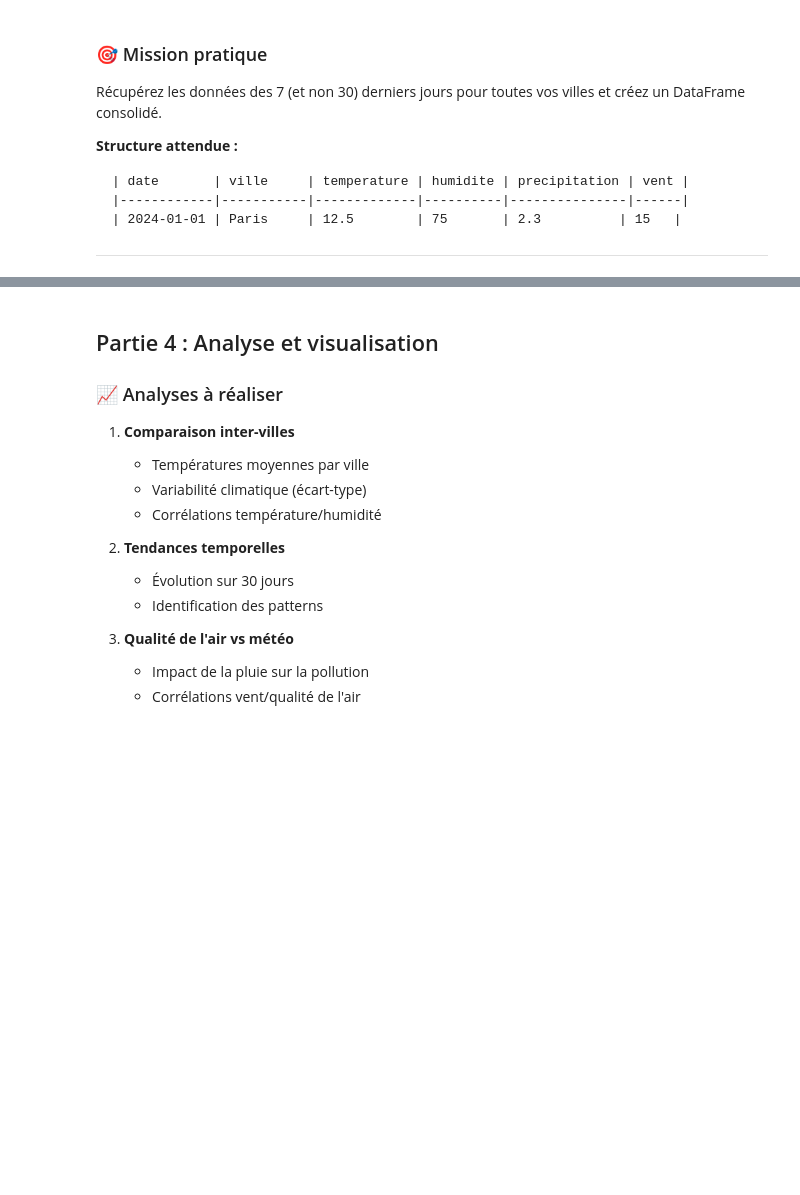
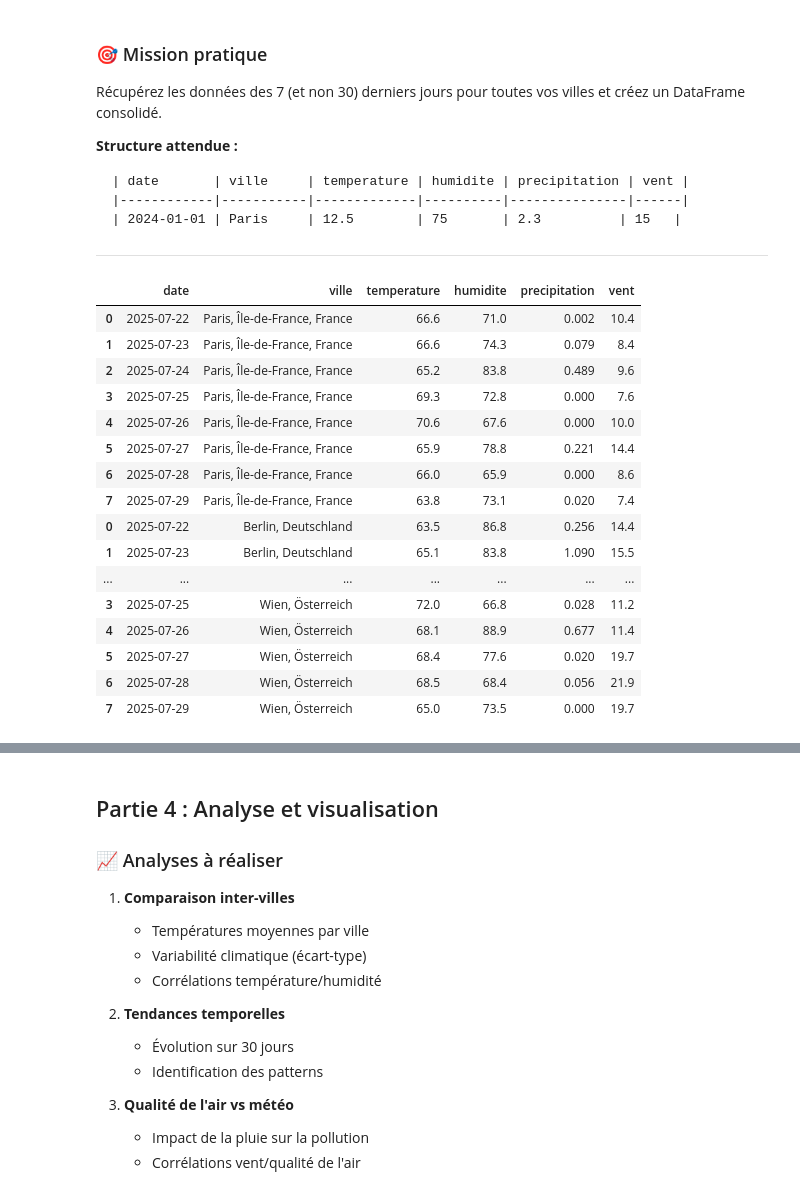
Before and after one commit to 17matb/data-analysis-solution, a Jupyter notebook: Notebook_1_Fondamentaux_Python_pour_l_ia.ipynb, the cells around one changed output, grey strips where cells are left out. Drawn from its saved outputs; the diff is of its cells as text; code cells hidden in the pictures; blank space fills up the shorter version.

````diff
--- a/Notebook_1_Fondamentaux_Python_pour_l_ia.ipynb
+++ b/Notebook_1_Fondamentaux_Python_pour_l_ia.ipynb
@@ -45,7 +45,7 @@ Inscription : Créez un compte sur openweathermap.org
 Clé API : Récupérez votre clé gratuite (40 000 appels/mois)
 # %%
 ### 💡 Première requête guidée
-api_key_owm = os.getenv('API_KEY_OWM')
+API_KEY_OWM = os.getenv('API_KEY_OWM')
 
 def get_city_coordinates(city: str) -> dict:
     '''
@@ -58,19 +58,18 @@ def get_city_coordinates(city: str) -> dict:
         dict : dictionnaire contenant les informations de la ville dont la latitude ('lat') et la longitude ('lon').
         None : si la ville n'est pas trouvée ou en cas d'erreur.
     '''
+    url = 'http://api.openweathermap.org/geo/1.0/direct'
+    params = {
+        'q': city,
+        'appid': API_KEY_OWM,
+        'limit': 1
+    }
     try:
-        url = 'http://api.openweathermap.org/geo/1.0/direct'
-        params = {
-            'q': city,
-            'appid': api_key_owm,
-            'limit': 1
-        }
-
         response = requests.get(url, params=params)
 
         # gérer l'erreur 401
         if response.status_code == 401:
-            print('401 client error: Invalid API key')
+            print('401 Unauthorized: Invalid API key')
             return None
 
         data_raw: dict = response.json()[0]
@@ -82,7 +81,7 @@ def get_city_coordinates(city: str) -> dict:
     except Exception as e:
         print(f'error: {e}')
 
-def get_weather_data(city):
+def get_weather_data(city: str) -> dict:
     """
     Récupère les données météo actuelles pour une ville
 
@@ -106,15 +105,13 @@ def get_weather_data(city):
         params = {
             'lat': latitude,
             'lon': longitude,
-            'appid': api_key_owm,
+            'appid': API_KEY_OWM,
             'units': 'metric',
             'lang': 'fr'
         }
 
         response = requests.get(url, params=params)
-
         print(f'status code: {response.status_code}')
-
         return response.json()
 
     except Exception as e:
@@ -128,9 +125,9 @@ status code: 200
 # %%
 # Villes à analyser (agriculture européenne)
-CITIES = ["Paris", "Berlin", "Madrid", "Rome", "Amsterdam", "Vienna"]
+CITIES = ["Paris", "Berlin", "Madrid", "Roma, Lazio", "Amsterdam", "Vienna"] # Changement de 'Rome' pour 'Roma, Lazio' par nécessité de précision pour une API
 
 for city in CITIES:
     weather = get_weather_data(city)
-    print(f'weather in {city}: {weather}')
+    print(f'weather in {city}: {weather}\n')
 # %% [output]
 status code: 200
@@ -196,6 +235,37 @@ Récupérez les données des 7 (et non 30) derniers jours pour toutes vos villes
 ```
 
 ---
+# %%
+list_cities_weather = []
+
+today = date.today()
+seven_days_ago = date.today() - timedelta(7)
+
+for i in CITIES:
+    city_info = get_historical_weather(i, seven_days_ago, today)
+    list_cities_weather.append(city_info)
+
+df_cities_weather = pd.concat(list_cities_weather)
+
+df_cities_weather.head(80)
+# %% [output]
+|  | date | ville | temperature | humidite | precipitation | vent |
+| 0 | 2025-07-22 | Paris, Île-de-France, France | 66.6 | 71.0 | 0.002 | 10.4 |
+| 1 | 2025-07-23 | Paris, Île-de-France, France | 66.6 | 74.3 | 0.079 | 8.4 |
+| 2 | 2025-07-24 | Paris, Île-de-France, France | 65.2 | 83.8 | 0.489 | 9.6 |
+| 3 | 2025-07-25 | Paris, Île-de-France, France | 69.3 | 72.8 | 0.000 | 7.6 |
+| 4 | 2025-07-26 | Paris, Île-de-France, France | 70.6 | 67.6 | 0.000 | 10.0 |
+| 5 | 2025-07-27 | Paris, Île-de-France, France | 65.9 | 78.8 | 0.221 | 14.4 |
+| 6 | 2025-07-28 | Paris, Île-de-France, France | 66.0 | 65.9 | 0.000 | 8.6 |
+| 7 | 2025-07-29 | Paris, Île-de-France, France | 63.8 | 73.1 | 0.020 | 7.4 |
+| 0 | 2025-07-22 | Berlin, Deutschland | 63.5 | 86.8 | 0.256 | 14.4 |
+| 1 | 2025-07-23 | Berlin, Deutschland | 65.1 | 83.8 | 1.090 | 15.5 |
+| ... | ... | ... | ... | ... | ... | ... |
+| 3 | 2025-07-25 | Wien, Österreich | 72.0 | 66.8 | 0.028 | 11.2 |
+| 4 | 2025-07-26 | Wien, Österreich | 68.1 | 88.9 | 0.677 | 11.4 |
+| 5 | 2025-07-27 | Wien, Österreich | 68.4 | 77.6 | 0.020 | 19.7 |
+| 6 | 2025-07-28 | Wien, Österreich | 68.5 | 68.4 | 0.056 | 21.9 |
+| 7 | 2025-07-29 | Wien, Österreich | 65.0 | 73.5 | 0.000 | 19.7 |
 # %%
 ## Partie 3 : API supplémentaire - Qualité de l'air
 
````
Also changed, not shown: parts of 5 cells of this notebook.
